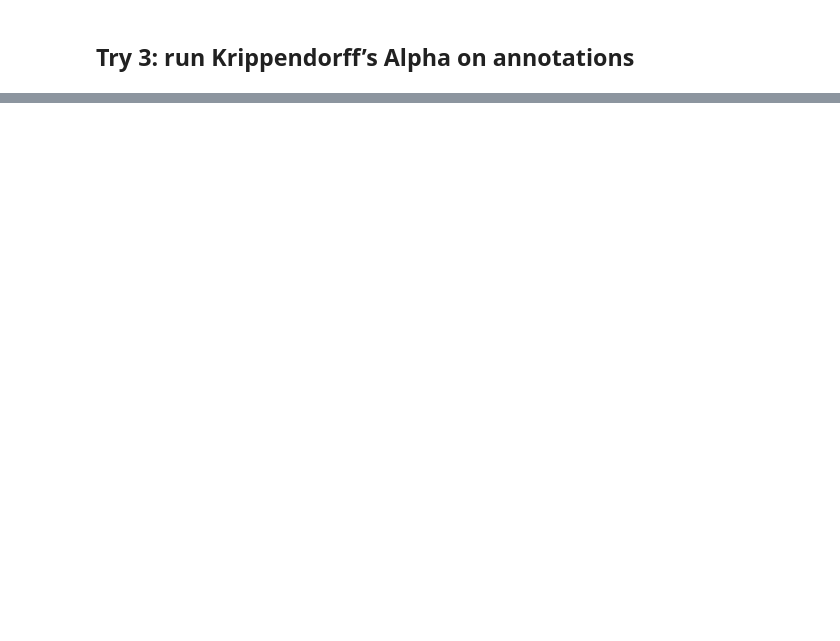
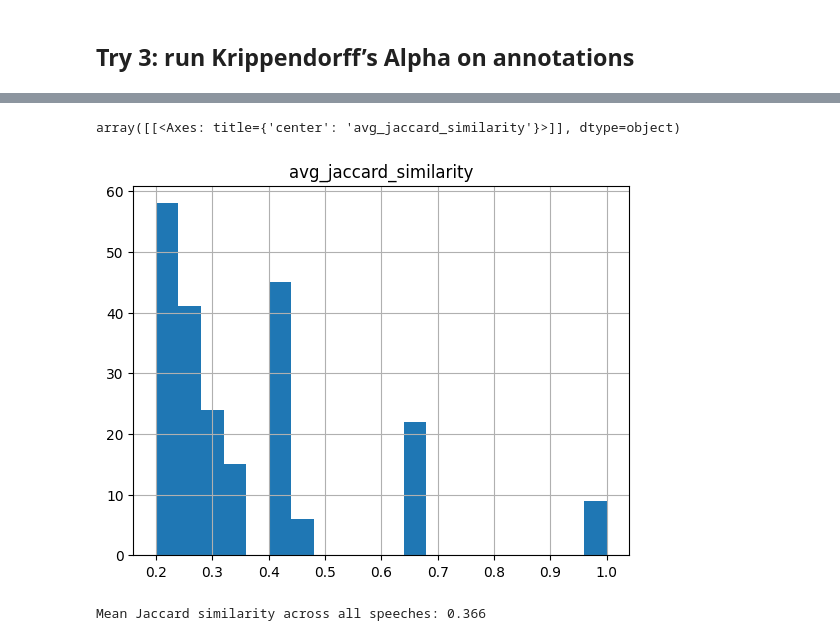
Before and after one commit to toletich311/manifesto_annotations, a Jupyter notebook: Annotations/Annotations_Labeling_Statistics.ipynb, the cells around one changed output, grey strips where cells are left out. Cells and saved outputs as stored; diff of their text form; code cells hidden in the pictures; blank space fills up the shorter version.

```diff
--- a/Annotations/Annotations_Labeling_Statistics.ipynb
+++ b/Annotations/Annotations_Labeling_Statistics.ipynb
@@ -108,3 +126,6 @@ workers = [
+# %%
+for category in unique_categories:
+    df[category] = df['Answer.manifesto_class.labels'].str.contains(category)
 # %% [markdown]
 Create a secondary matrix with unique speech rows and worker columns
 # %%
@@ -296,8 +351,0 @@ Row 219 sum: 4
-# %%
-data = []
-for _, row in df_clean.iterrows():
-    speech = row['speech_id']
-    worker = row['worker_id']
-    for category in row['parsed_answer']:
-        data.append((worker, speech, category))  # format: (coder, item, label)
-data
@@ -331,0 +438,30 @@ Krippendorff’s Alpha: 0.06836551265048352
+# %%
+df_pivot_cleaned = df_pivot.applymap(lambda x: eval(x) if isinstance(x, str) else x)
+
+def jaccard(set1, set2):
+    union = set1 | set2
+    return len(set1 & set2) / len(union) if union else 1.0  # define J(∅, ∅) = 1.0
+
+# Store average Jaccard per speech
+jaccard_scores = {}
+
+for speech_id, row in df_pivot_cleaned.iterrows():
+    # Convert each cell to a set of labels
+    label_sets = [set(val) for val in row.dropna() if isinstance(val, list)]
+
+    # Skip speeches with < 2 annotators
+    if len(label_sets) < 2:
+        continue
+
+    # All pairwise Jaccard similarities
+    pairwise_sims = [
+        jaccard(a, b) for a, b in itertools.combinations(label_sets, 2)
+    ]
+
+    avg_sim = sum(pairwise_sims) / len(pairwise_sims)
+    jaccard_scores[speech_id] = avg_sim
+
+# Convert to DataFrame
+df_jaccard = pd.DataFrame.from_dict(jaccard_scores, orient='index', columns=['avg_jaccard_similarity'])
+df_jaccard.index.name = 'speech_id'
+print(df_jaccard.describe())
@@ -331,0 +495,9 @@ Krippendorff’s Alpha: 0.06836551265048352
+# %%
+df_jaccard.hist(bins=20)
+# %% [output]
+array([[<Axes: title={'center': 'avg_jaccard_similarity'}>]], dtype=object)
+[figure, added]
+# %%
+print(f"Mean Jaccard similarity across all speeches: {df_jaccard['avg_jaccard_similarity'].mean():.3f}")
+# %% [output]
+Mean Jaccard similarity across all speeches: 0.366
```
Also changed, not shown: parts of 22 cells of this notebook.
